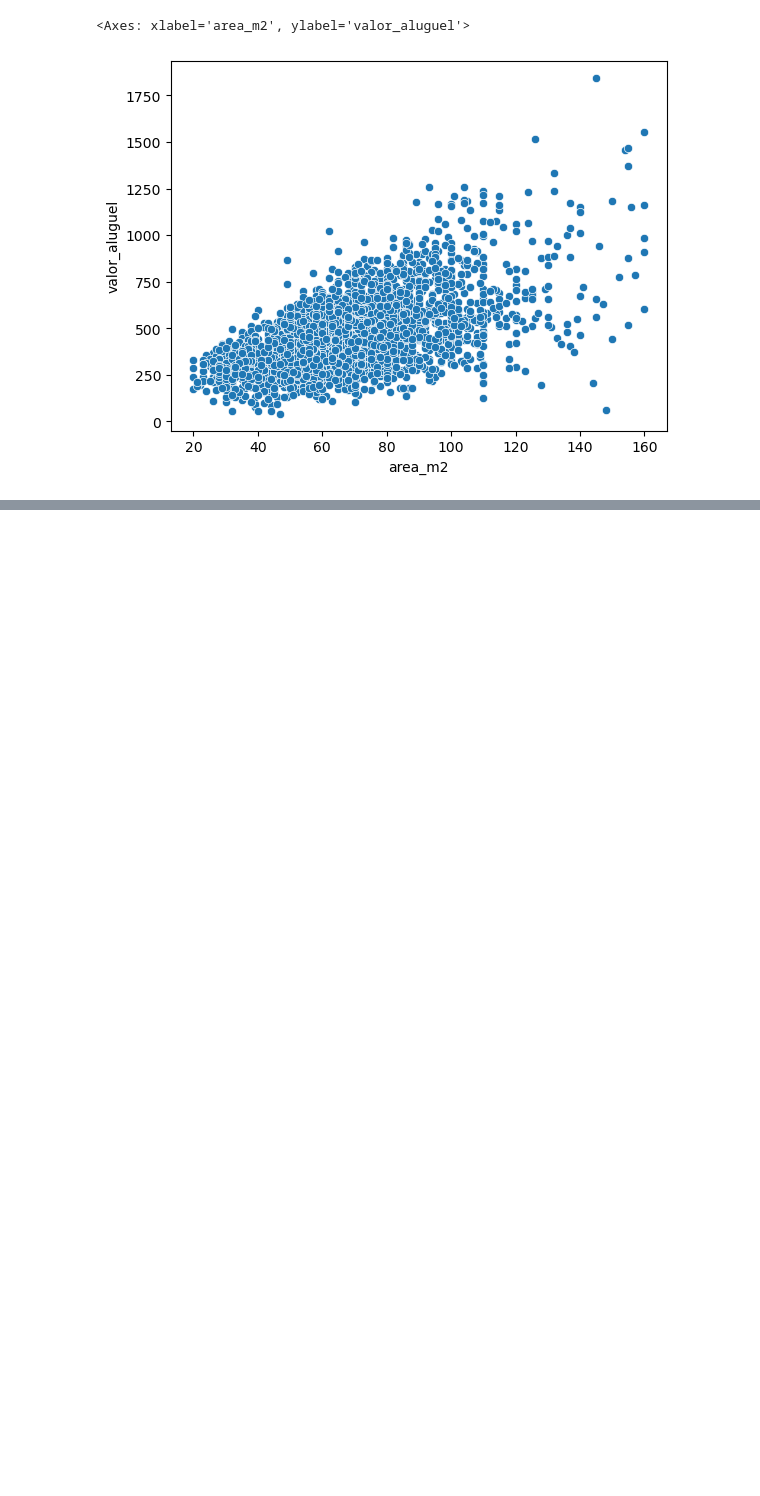
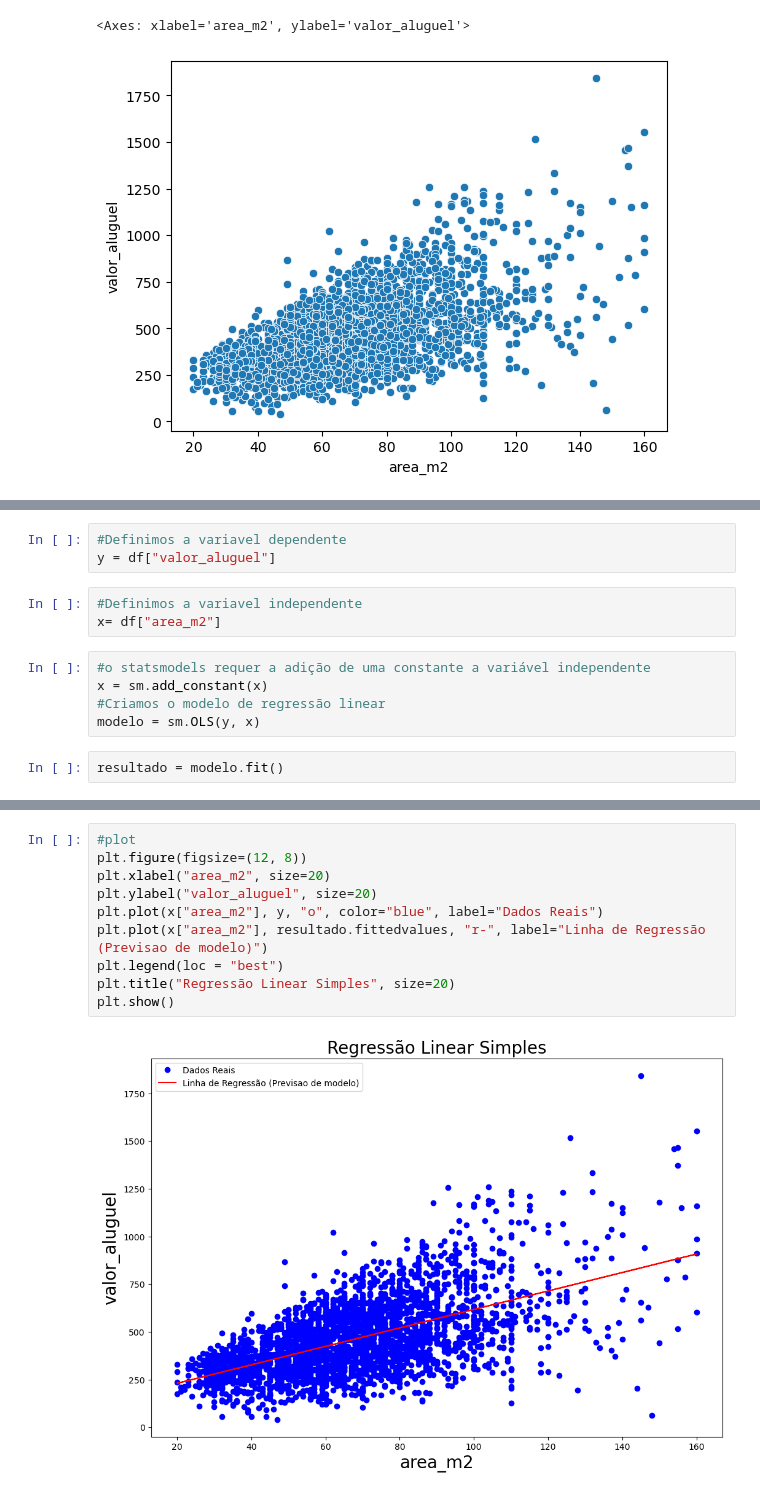
Before and after one commit to francisbowe/exerciciosPython, a Jupyter notebook: EstatisticaStatsmodels/alguer.ipynb, the cells around one changed output, grey strips where cells are left out. Cells and saved outputs as stored; diff of their text form; blank space fills up the shorter version.

Commit message:
criando modelo de regresao linear simples com stamodels OLS

```diff
--- a/EstatisticaStatsmodels/alguer.ipynb
+++ b/EstatisticaStatsmodels/alguer.ipynb
@@ -118,0 +130,13 @@ sns.scatterplot(data=df, x="area_m2", y="valor_aluguel")
+# %%
+#Definimos a variavel dependente
+y = df["valor_aluguel"]
+# %%
+#Definimos a variavel independente
+x= df["area_m2"]
+# %%
+#o statsmodels requer a adição de uma constante a variável independente
+x = sm.add_constant(x)
+#Criamos o modelo de regressão linear
+modelo = sm.OLS(y, x)
+# %%
+resultado = modelo.fit()
@@ -118,0 +163,12 @@ sns.scatterplot(data=df, x="area_m2", y="valor_aluguel")
+# %%
+#plot
+plt.figure(figsize=(12, 8))
+plt.xlabel("area_m2", size=20)
+plt.ylabel("valor_aluguel", size=20)
+plt.plot(x["area_m2"], y, "o", color="blue", label="Dados Reais")
+plt.plot(x["area_m2"], resultado.fittedvalues, "r-", label="Linha de Regressão (Previsao de modelo)")
+plt.legend(loc = "best")
+plt.title("Regressão Linear Simples", size=20)
+plt.show()
+# %% [output]
+[figure, added]
```
Also changed, not shown: parts of 5 cells of this notebook.
